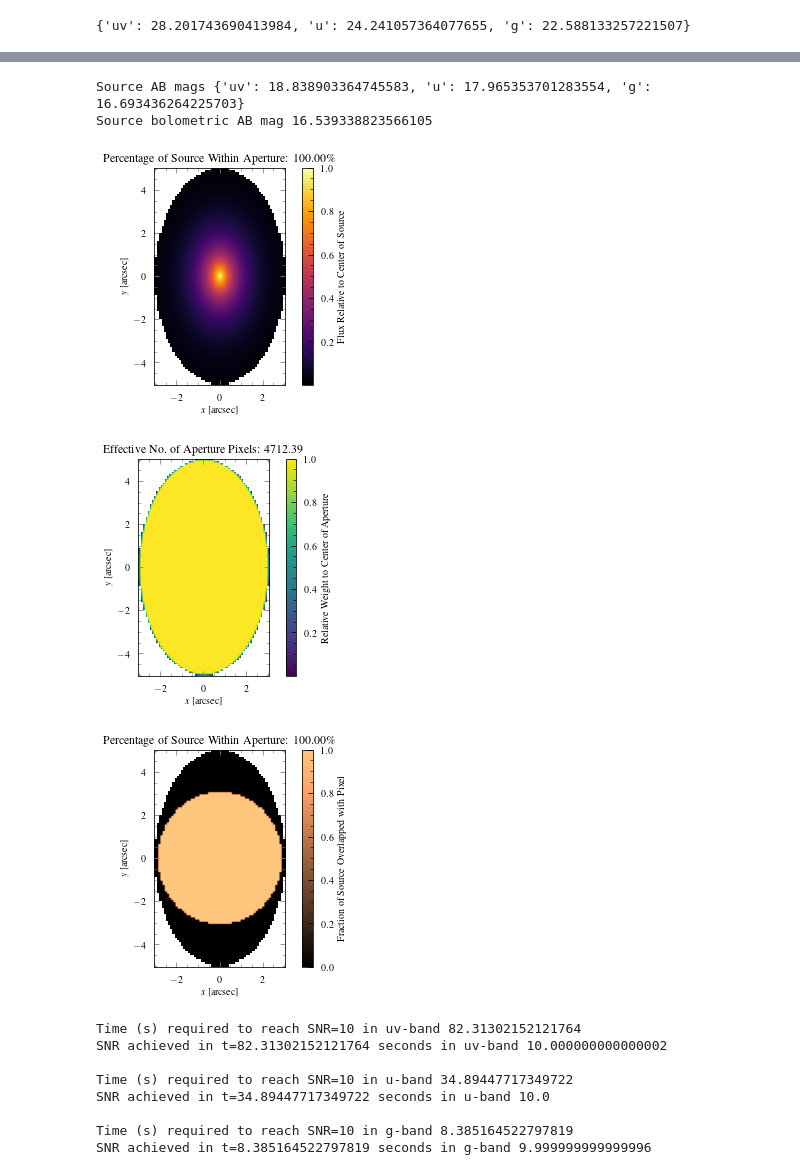
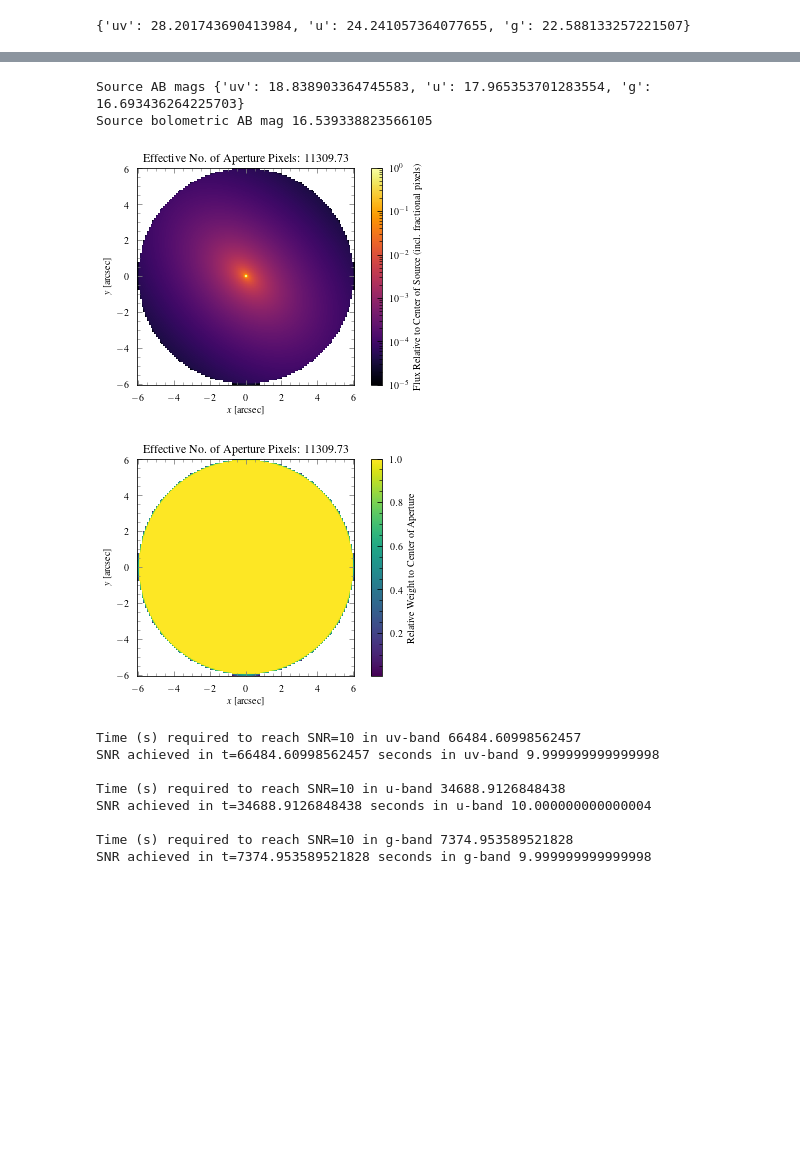
Before and after one commit to CASTOR-telescope/ETC, a Jupyter notebook: notebooks/galaxy_demo copy.ipynb, the cells around one changed output, grey strips where cells are left out. Saved outputs shown, nothing was run; the diff lists cells and outputs as text; code cells hidden in the pictures; blank space fills up the shorter version.

```diff
--- a/notebooks/galaxy_demo copy.ipynb
+++ b/notebooks/galaxy_demo copy.ipynb
@@ -72,22 +145,15 @@ MyBackground.add_geocoronal_emission(flux="avg")
 #
 # Create source
 #
-flux_profile = Profiles.uniform()
-MySource = PointSource(flux_profile, angle=0.15 * u.arcsec)  # set to FWHM if point source
+MySource = PointSource()
 # MySource.use_pickles_spectrum("o9v")
 MySource.use_pickles_spectrum("g2v")
-MySource.norm_to_value(26, "mag", passband="uv", telescopeObj=MyTelescope)
+MySource.norm_to_AB_mag(26, passband="uv", TelescopeObj=MyTelescope)
 MySource.show_spectrum()
 
 MyPhot = phot.Photometry(MyTelescope, MySource, MyBackground)
 MyPhot.use_optimal_aperture()
 MyPhot.show_source_weights(mark_source=True)
-MyPhot.show_source_aper_overlap()
-
-fig, ax = plt.subplots()
-img = ax.imshow(MyPhot.redleak_weights, origin="lower")
-fig.colorbar(img)
-plt.show()
 
 TARGET_SNR = 100
 
@@ -133,7 +354,7 @@ MyBackground.add_geocoronal_emission(flux="avg")
 # Create source
 #
 # flux_profile = Profiles.sersic(r_eff=2 * u.arcsec, n=1, e=0.4, angle=0)
-MySource = GalaxySource(r_eff=2*u.arcsec, n=1, angle_a=3 * u.arcsec, angle_b=2.8 * u.arcsec, rotation=90)
+MySource = GalaxySource(r_eff=3*u.arcsec, n=4, angle_a=3 * u.arcsec, angle_b=2.8 * u.arcsec, rotation=135)
 # MySource = GalaxySource(r_eff=2*u.arcsec, n=1, angle_a=2 * u.arcsec, angle_b=1.8 * u.arcsec, rotation=90)
 #
 # Renormalize & apply redshift
@@ -143,45 +364,43 @@ MySource.norm_luminosity_dist(luminosity=1.4e9, dist=58.3 * u.Mpc)  # (solar lum
 MySource.redshift_wavelengths(0.06)
 print("Source AB mags", MySource.get_AB_mag(MyTelescope))
 print("Source bolometric AB mag", MySource.get_AB_mag())
 #
 # Specify photometry aperture
 #
 MyPhot = phot.Photometry(MyTelescope, MySource, MyBackground)
 MyPhot.use_elliptical_aperture(
     # a=2 * u.arcsec, b=2 * u.arcsec, center=[-2, -2] * u.arcsec, rotation=90
-    a=3 * u.arcsec, b=5 * u.arcsec, center=[0, 0] * u.arcsec, rotation=0
+    a=6 * u.arcsec, b=6 * u.arcsec, center=[0, 0] * u.arcsec, rotation=0
     # a=2 * u.arcsec, b=1 * u.arcsec, center=[-2, -1] * u.arcsec, rotation=0
 )
 # MyPhot.use_rectangular_aperture(width=2.12 * u.arcsec, length=1.8 * u.arcsec, center=[0, 0] * u.arcsec)
 #
 # Visualize aperture
 #
-# MyPhot.show_source_weights(mark_source=False, norm=mpl.colors.LogNorm())
-MyPhot.show_source_weights(mark_source=False)
+MyPhot.show_source_weights(mark_source=False, norm=mpl.colors.LogNorm(vmin=1e-5, vmax=1))
+# MyPhot.show_source_weights(mark_source=False)
 MyPhot.show_aper_weights(plot=True)
-MyPhot.show_source_aper_overlap()
 
 TARGET_SNR = 10
 REDDENING = 0.01
 
 # (For prettier printing)
 for band in MyTelescope.passbands:
     time = MyPhot.calc_snr_or_t(snr=TARGET_SNR, reddening=REDDENING)[band]
     print(f"Time (s) required to reach SNR={TARGET_SNR} in {band}-band", time)
     snr = MyPhot.calc_snr_or_t(t=time, reddening=REDDENING)[band]
     print(f"SNR achieved in t={time} seconds in {band}-band", snr)
     print()
 # %% [output]
 Source AB mags {'uv': 18.838903364745583, 'u': 17.965353701283554, 'g': 16.693436264225703}
 Source bolometric AB mag 16.539338823566105
-[figure, old version]
+[figure, new version]
-[figure, old version]
+[figure, new version]
-[figure, removed]
-Time (s) required to reach SNR=10 in uv-band 82.31302152121764
-SNR achieved in t=82.31302152121764 seconds in uv-band 10.000000000000002
+Time (s) required to reach SNR=10 in uv-band 66484.60998562457
+SNR achieved in t=66484.60998562457 seconds in uv-band 9.999999999999998
 
-Time (s) required to reach SNR=10 in u-band 34.89447717349722
-SNR achieved in t=34.89447717349722 seconds in u-band 10.0
+Time (s) required to reach SNR=10 in u-band 34688.9126848438
+SNR achieved in t=34688.9126848438 seconds in u-band 10.000000000000004
 
-Time (s) required to reach SNR=10 in g-band 8.385164522797819
-SNR achieved in t=8.385164522797819 seconds in g-band 9.999999999999996
+Time (s) required to reach SNR=10 in g-band 7374.953589521828
+SNR achieved in t=7374.953589521828 seconds in g-band 9.999999999999998
```
Also changed, not shown: parts of 9 cells of this notebook.
